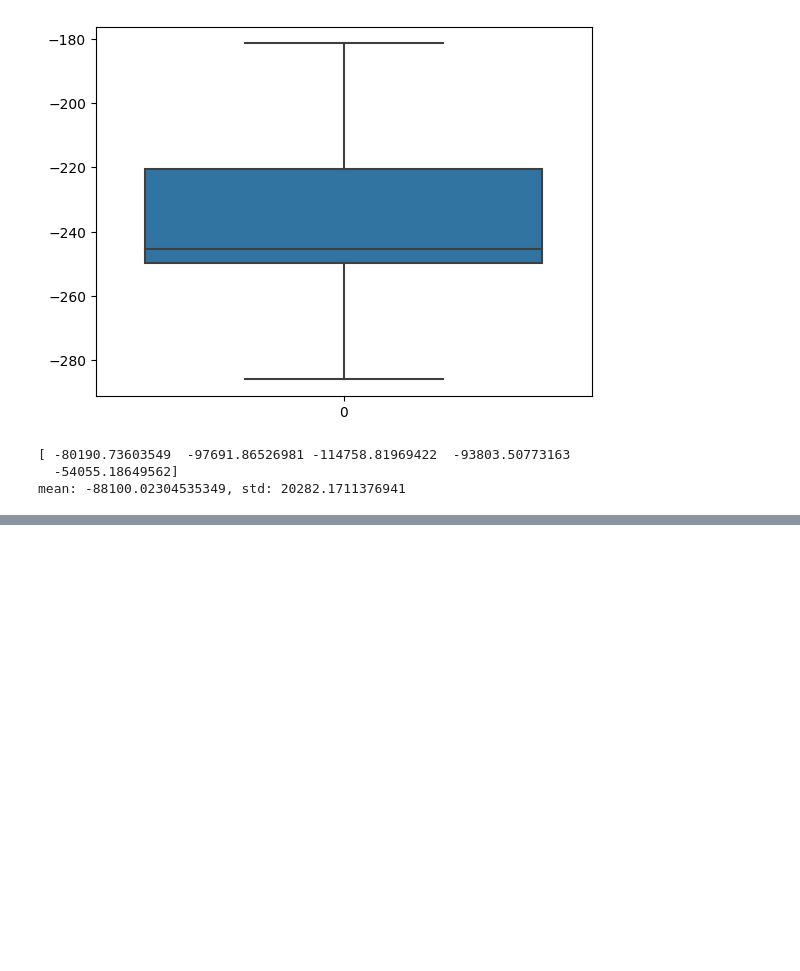
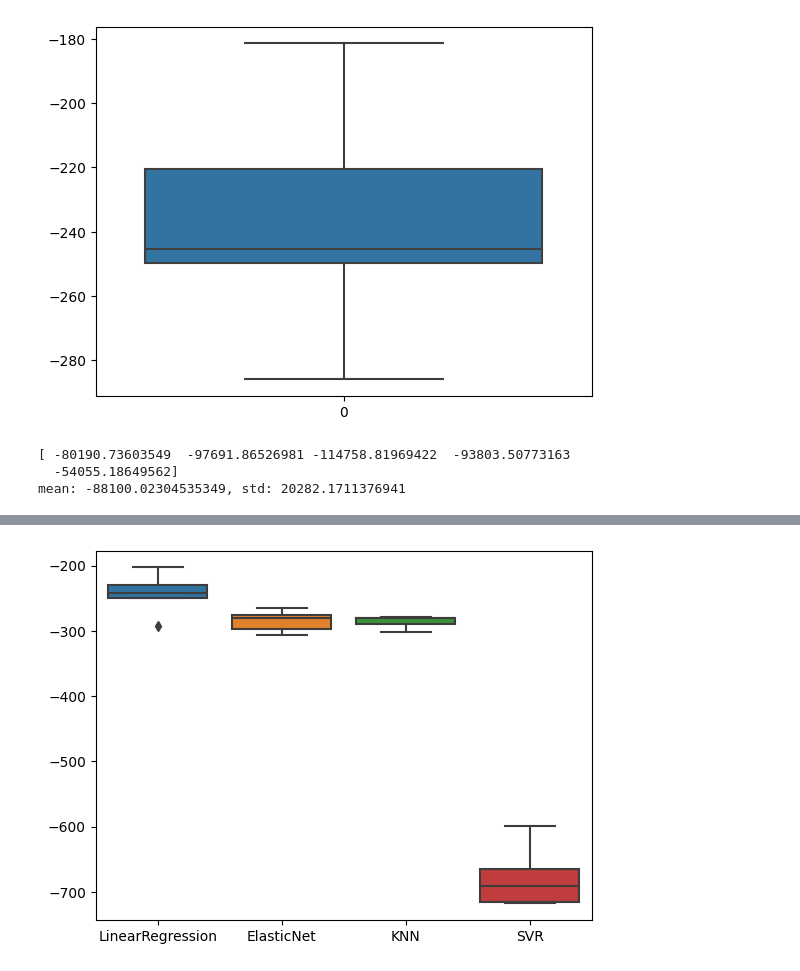
Before and after one commit to Angelbardon/curso-_analisis_angel_bardon, a Jupyter notebook: m6-ml/4. Validacion/validacion_de _modelos.ipynb, the cells around one changed output, grey strips where cells are left out. Cells and saved outputs as stored; diff of their text form; code cells hidden in the pictures; blank space fills up the shorter version.

```diff
--- a/m6-ml/4. Validacion/validacion_de _modelos.ipynb
+++ b/m6-ml/4. Validacion/validacion_de _modelos.ipynb
@@ -71,0 +133,33 @@ cv_results
+# %%
+X_train, X_test, y_train, y_test = train_test_split(X, y, test_size=0.20, random_state=42)
+# %%
+from sklearn.ensemble import RandomForestRegressor
+from sklearn.linear_model import ElasticNet
+from sklearn.metrics import mean_squared_error
+from sklearn.svm import SVR
+from sklearn.tree import DecisionTreeRegressor
+
+models = [
+    ('LinearRegression', LinearRegression()),
+    ('ElasticNet', ElasticNet()),
+    ('KNN', KNeighborsRegressor(n_neighbors=21)),
+    ('SVR', SVR())
+]
+
+cv_results = []
+test_results = []
+names = []
+
+for name, model in models:
+    cv_results.append(cross_val_score(model, X_train, y_train, scoring='neg_mean_absolute_error'))
+    names.append(name)
+
+    model.fit(X_train, y_train)
+    y_pred = model.predict(X_test)
+    rmse = mean_squared_error(y_test, y_pred, squared=False)
+    test_results.append(rmse)
+
+ax = sns.boxplot(data=cv_results)
+ax.set_xticklabels(names);
+# %% [output]
+[figure, added]
```
Also changed, not shown: parts of 9 cells of this notebook, 1 other file.
